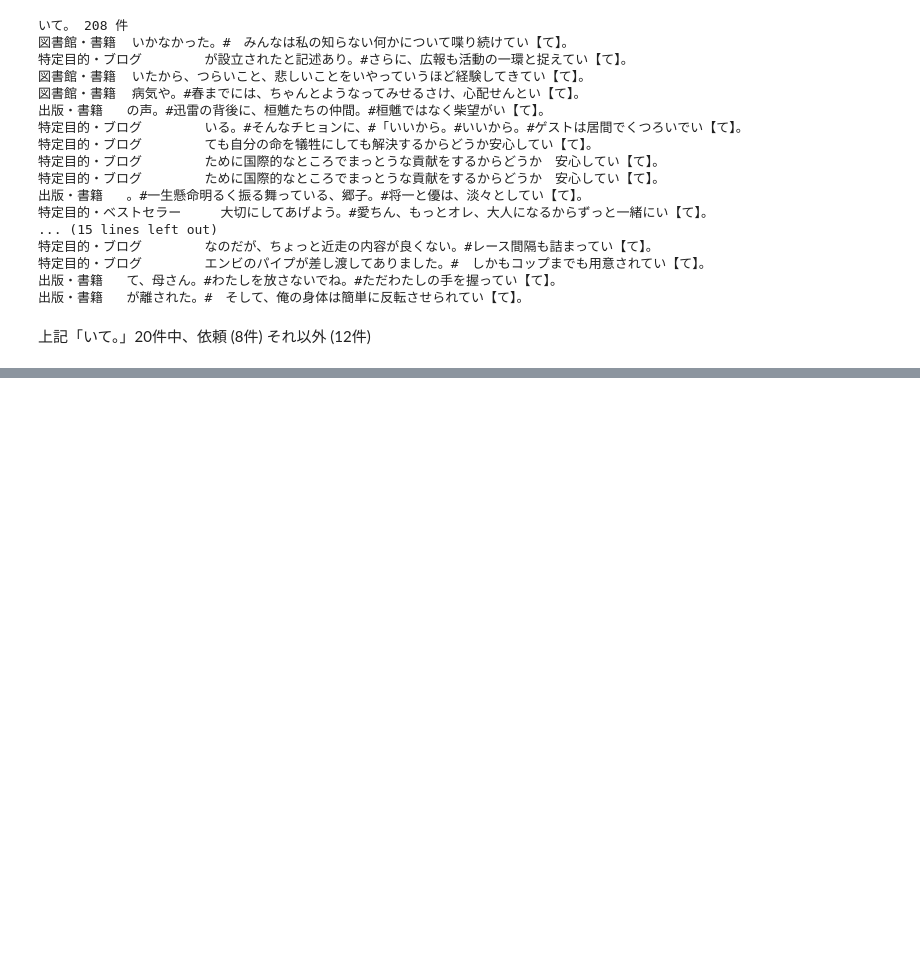
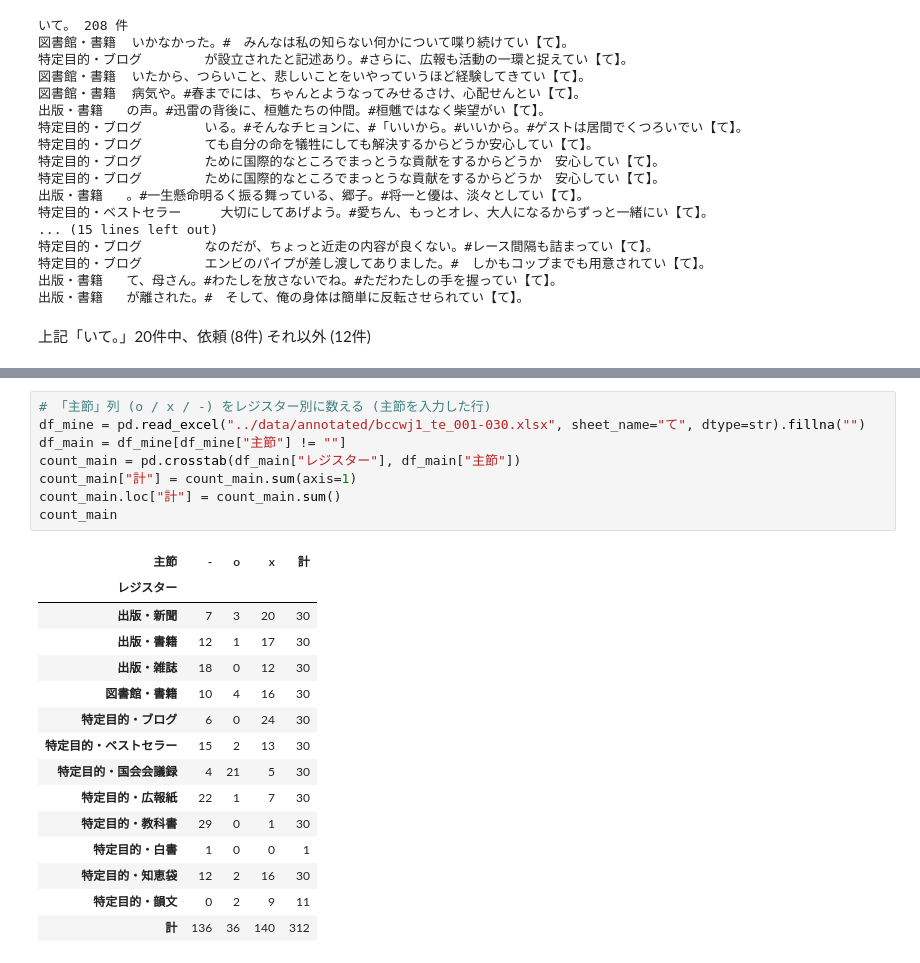
Before and after one commit to piijey/mini-projects, a Jupyter notebook: bccwj/notebooks/20261007_te_bccwj1.ipynb, the cells around one changed output, grey strips where cells are left out. Drawn from its saved outputs; the diff is of its cells as text; blank space fills up the shorter version.

```diff
--- a/bccwj/notebooks/20261007_te_bccwj1.ipynb
+++ b/bccwj/notebooks/20261007_te_bccwj1.ipynb
@@ -432,0 +722,24 @@ show_examples("い")
+# %%
+# 「主節」列 (o / x / -) をレジスター別に数える (主節を入力した行)
+df_mine = pd.read_excel("../data/annotated/bccwj1_te_001-030.xlsx", sheet_name="て", dtype=str).fillna("")
+df_main = df_mine[df_mine["主節"] != ""]
+count_main = pd.crosstab(df_main["レジスター"], df_main["主節"])
+count_main["計"] = count_main.sum(axis=1)
+count_main.loc["計"] = count_main.sum()
+count_main
+# %% [output]
+| 主節 | - | o | x | 計 |
+| レジスター |  |  |  |  |
+| 出版・新聞 | 7 | 3 | 20 | 30 |
+| 出版・書籍 | 12 | 1 | 17 | 30 |
+| 出版・雑誌 | 18 | 0 | 12 | 30 |
+| 図書館・書籍 | 10 | 4 | 16 | 30 |
+| 特定目的・ブログ | 6 | 0 | 24 | 30 |
+| 特定目的・ベストセラー | 15 | 2 | 13 | 30 |
+| 特定目的・国会会議録 | 4 | 21 | 5 | 30 |
+| 特定目的・広報紙 | 22 | 1 | 7 | 30 |
+| 特定目的・教科書 | 29 | 0 | 1 | 30 |
+| 特定目的・白書 | 1 | 0 | 0 | 1 |
+| 特定目的・知恵袋 | 12 | 2 | 16 | 30 |
+| 特定目的・韻文 | 0 | 2 | 9 | 11 |
+| 計 | 136 | 36 | 140 | 312 |
```
Also changed, not shown: parts of 22 cells of this notebook, 4 other files.
